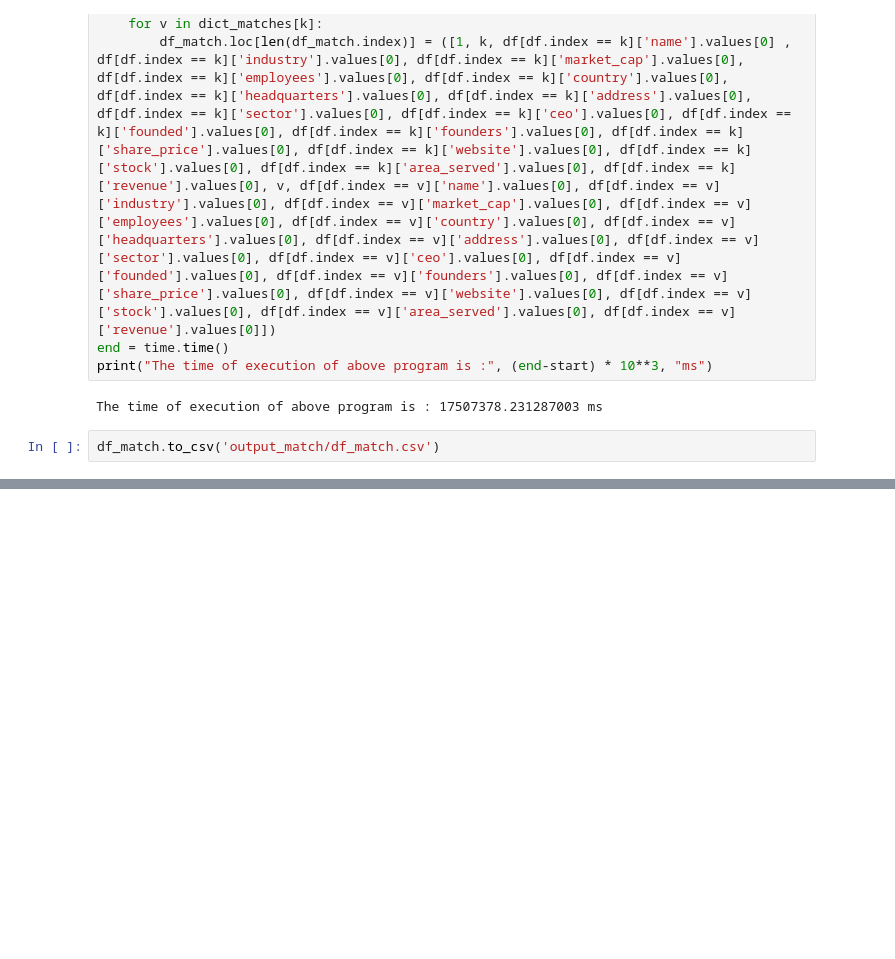
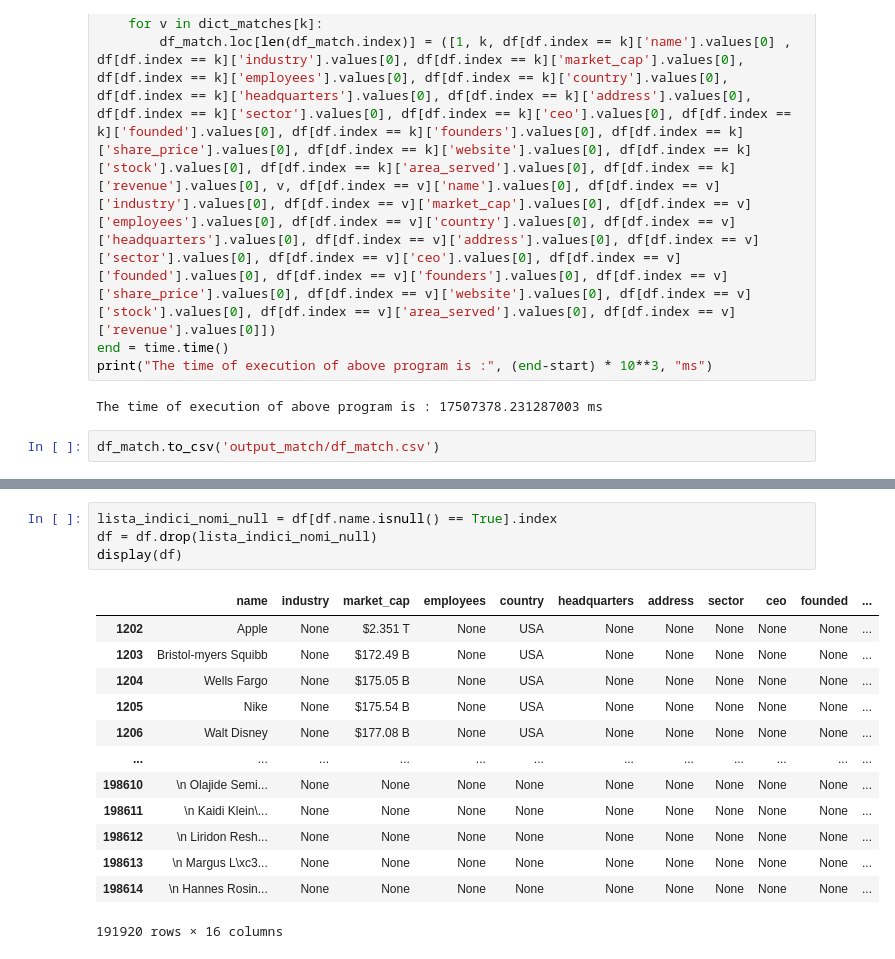
Before and after one commit to dedo99/Progetto_Finale_IDD, a Jupyter notebook: record_linkage.ipynb, the cells around one changed output, grey strips where cells are left out. Cells and saved outputs as stored; diff of their text form; blank space fills up the shorter version.

```diff
--- a/record_linkage.ipynb
+++ b/record_linkage.ipynb
@@ -284,0 +313,18 @@ Name: 1269, dtype: object
+# %%
+lista_indici_nomi_null = df[df.name.isnull() == True].index
+df = df.drop(lista_indici_nomi_null)
+display(df)
+# %% [output]
+|  | name | industry | market_cap | employees | country | headquarters | address | sector | ceo | founded | ... |
+| 1202 | Apple | None | $2.351 T | None | USA | None | None | None | None | None | ... |
+| 1203 | Bristol-myers Squibb | None | $172.49 B | None | USA | None | None | None | None | None | ... |
+| 1204 | Wells Fargo | None | $175.05 B | None | USA | None | None | None | None | None | ... |
+| 1205 | Nike | None | $175.54 B | None | USA | None | None | None | None | None | ... |
+| 1206 | Walt Disney | None | $177.08 B | None | USA | None | None | None | None | None | ... |
+| ... | ... | ... | ... | ... | ... | ... | ... | ... | ... | ... | ... |
+| 198610 | \n Olajide Semi... | None | None | None | None | None | None | None | None | None | ... |
+| 198611 | \n Kaidi Klein\... | None | None | None | None | None | None | None | None | None | ... |
+| 198612 | \n Liridon Resh... | None | None | None | None | None | None | None | None | None | ... |
+| 198613 | \n Margus L\xc3... | None | None | None | None | None | None | None | None | None | ... |
+| 198614 | \n Hannes Rosin... | None | None | None | None | None | None | None | None | None | ... |
+191920 rows × 16 columns
```
Also changed, not shown: parts of 22 cells of this notebook, 4 other files.
